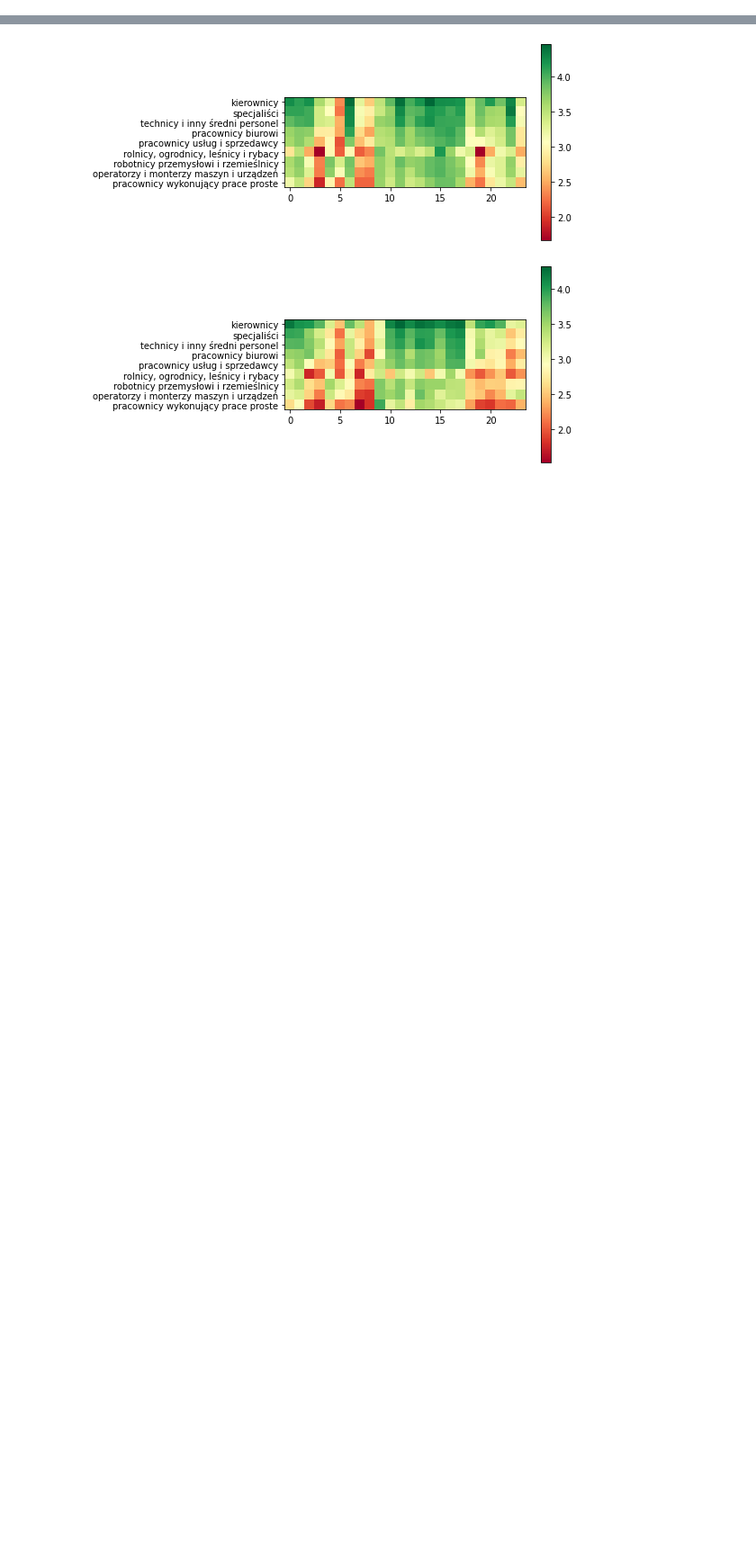
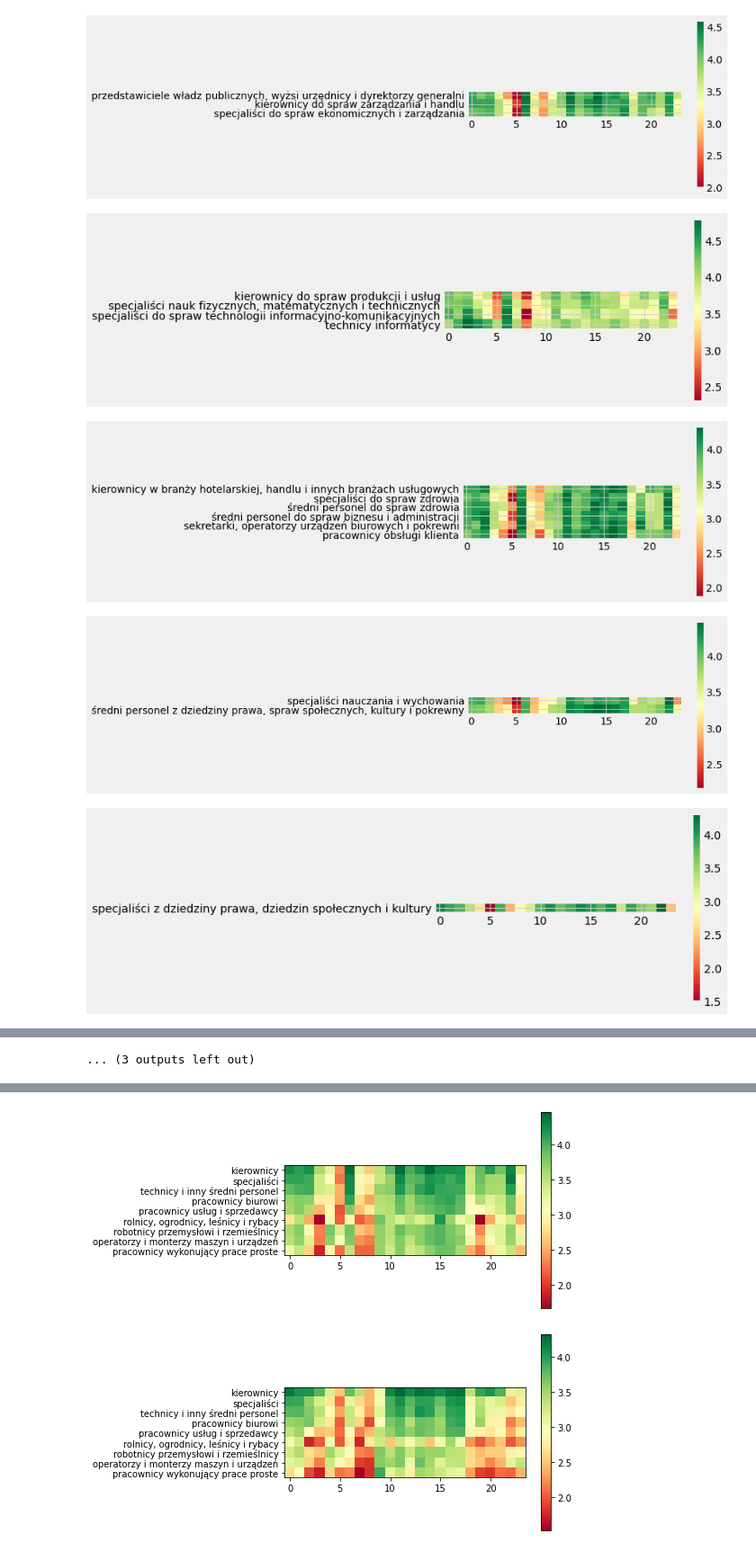
Before and after one commit to Mlokos/bkl-project, a Jupyter notebook: project.ipynb, the cells around one changed output, grey strips where cells are left out. Shown at 90% size. Cells and saved outputs as stored; diff of their text form; code cells hidden in the pictures; blank space fills up the shorter version.

```diff
--- a/project.ipynb
+++ b/project.ipynb
@@ -20,0 +87,2 @@ boss_to_competencies = get_job_title_to_competencies_boss(
+# %%
+employees_to_competencies_clustered = employees_to_competencies.assign(cluster_type=kmeans.labels_)
@@ -20,0 +103,14 @@ boss_to_competencies = get_job_title_to_competencies_boss(
+# %%
+for elem in cluster_types:
+    job_title_group = employees_to_competencies_clustered[employees_to_competencies_clustered.cluster_type == elem]
+    del job_title_group["cluster_type"]
+    plt.imshow(job_title_group, cmap = "RdYlGn")
+    plt.colorbar()
+    plt.yticks(range(len(job_title_group)), job_title_group.index)
+    plt.show()
+# %% [output]
+[figure, added]
+[figure, added]
+[figure, added]
+[figure, added]
+[figure, added]
@@ -20,0 +124 @@ boss_to_competencies = get_job_title_to_competencies_boss(
+... (3 outputs left out)
```
Also changed, not shown: parts of 12 cells of this notebook, 2 other files.
